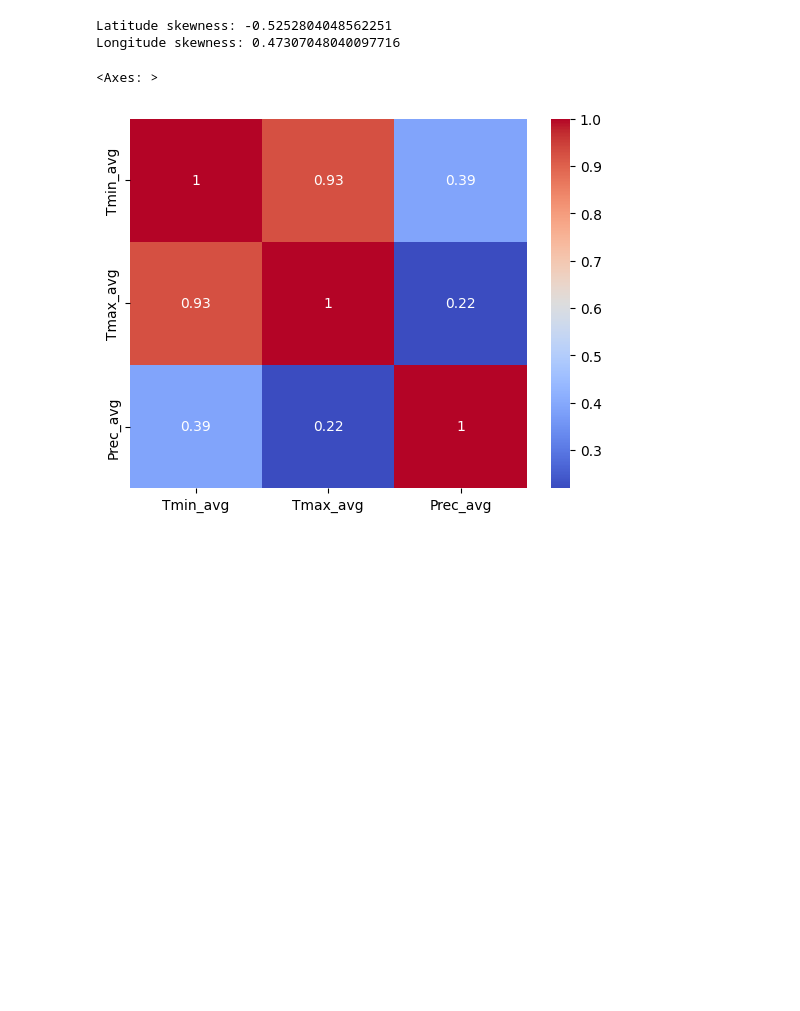
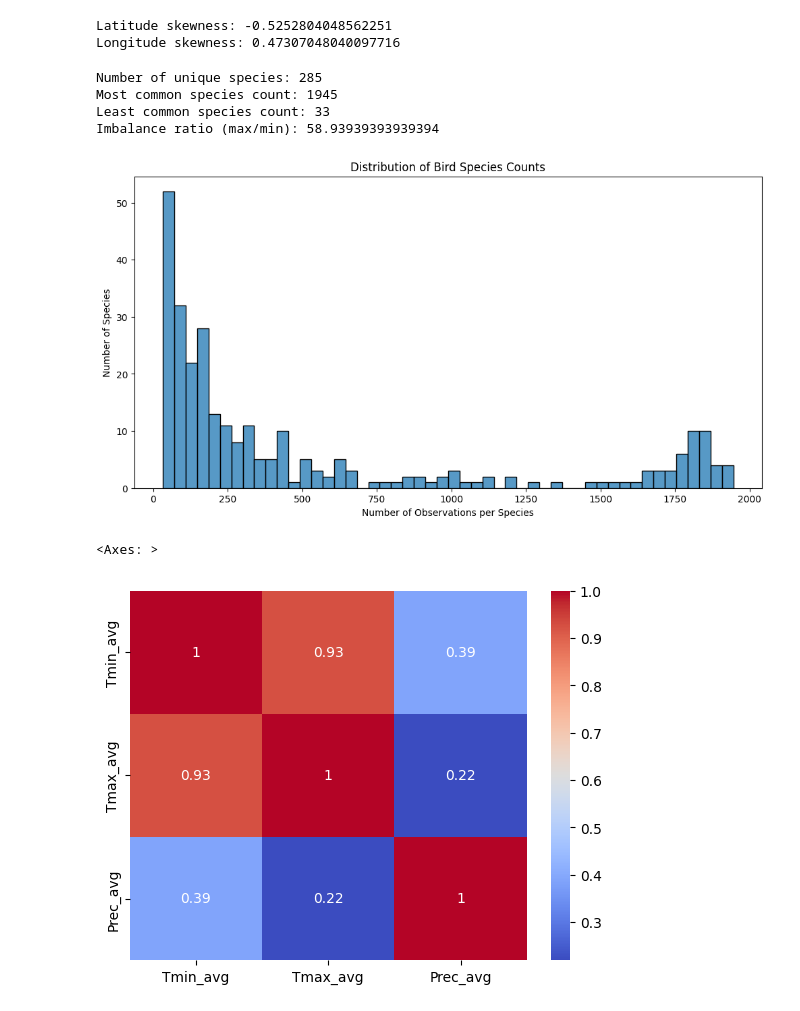
Before and after one commit to hayamikkawi/SpeciesPrediction, a Jupyter notebook: species.miniproc.ipynb, the cells around one changed output. Drawn from its saved outputs; the diff is of its cells as text; code cells hidden in the pictures; blank space fills up the shorter version.

Commit message:
added dataset balance in EDA

```diff
--- a/species.miniproc.ipynb
+++ b/species.miniproc.ipynb
@@ -175,6 +175,29 @@ print("Longitude skewness:", df['longitude'].skew())
 # %% [output]
 Latitude skewness: -0.5252804048562251
 Longitude skewness: 0.47307048040097716
+# %%
+#dataset balance
+species_counts = df['taxon_id'].value_counts()
+
+print("Number of unique species:", df['taxon_id'].nunique())
+print("Most common species count:", species_counts.max())
+print("Least common species count:", species_counts.min())
+
+imbalance_ratio = species_counts.max() / species_counts.min()
+print("Imbalance ratio (max/min):", imbalance_ratio)
+
+plt.figure(figsize=(12,6))
+sns.histplot(species_counts, bins=50)
+plt.title('Distribution of Bird Species Counts')
+plt.xlabel('Number of Observations per Species')
+plt.ylabel('Number of Species')
+plt.show()
+# %% [output]
+Number of unique species: 285
+Most common species count: 1945
+Least common species count: 33
+Imbalance ratio (max/min): 58.93939393939394
+[figure, added]
 # %%
 #Correlation analysis
 # %%
```
Also changed, not shown: parts of 1 cell of this notebook.
